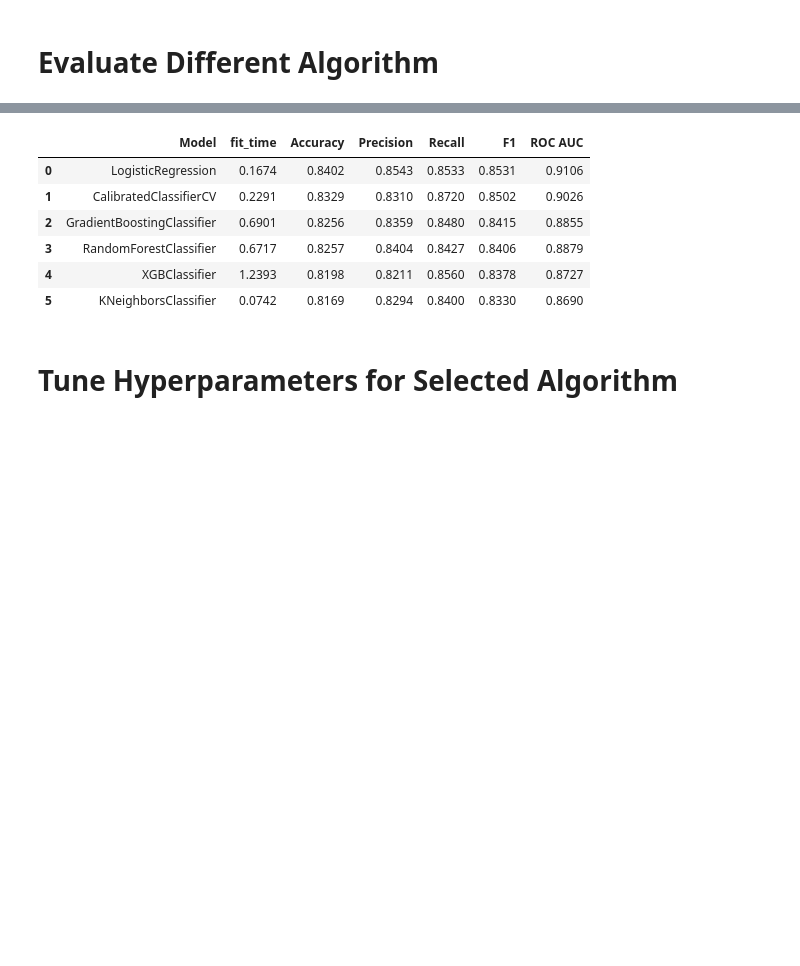
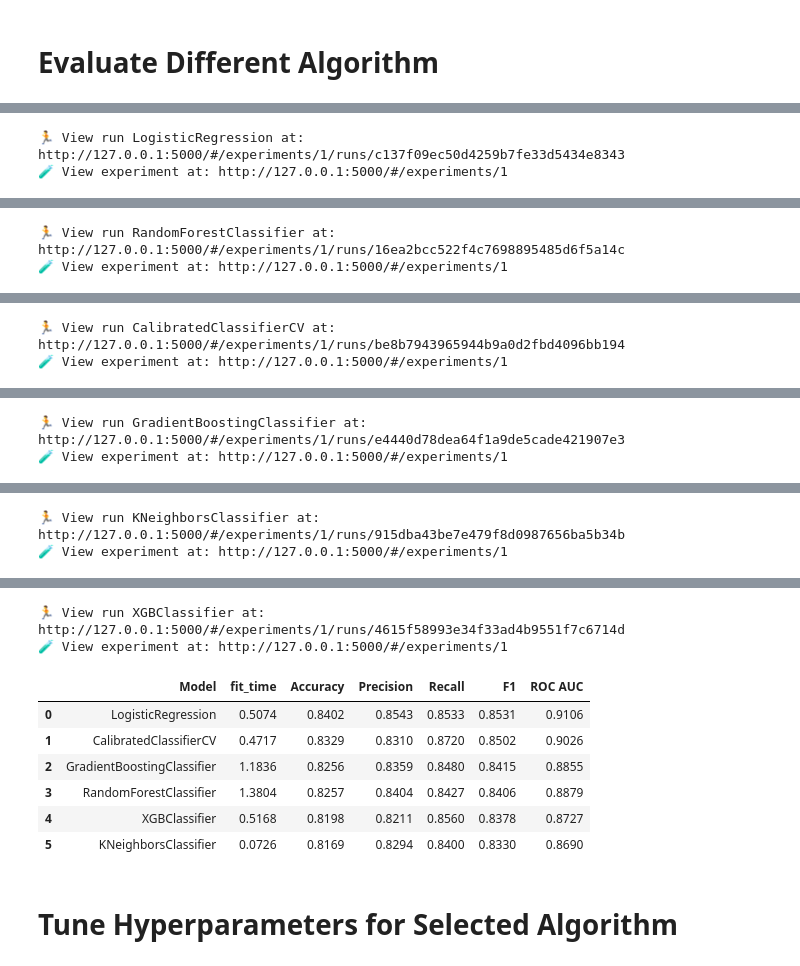
Before and after one commit to muhammadraditya28r/uci-heart-disease-ml, a Jupyter notebook: notebooks/03_data_preprocessing_and_model_training.ipynb, the cells around one changed output, grey strips where cells are left out. Drawn from its saved outputs; the diff is of its cells as text; code cells hidden in the pictures; blank space fills up the shorter version.

Commit message:
Adding mlflow tracking to model comparison src

```diff
--- a/notebooks/03_data_preprocessing_and_model_training.ipynb
+++ b/notebooks/03_data_preprocessing_and_model_training.ipynb
@@ -198,7 +201,19 @@ list_of_models = [
     XGBClassifier(random_state=42),
 ]
 # %%
+start_experiment()
+
+experiment_config = ExperimentConfig()
+
+training_config = t.TrainingConfig(
+    experiment=experiment_config
+)
+
 t.model_comparison_cv(
-    list_of_models, create_training_pipeline, X_train, y_train, t.TrainingConfig()
+    list_of_models,
+    create_training_pipeline,
+    X_train,
+    y_train,
+    training_config,
 )
 # %% [output]
@@ -204,0 +223,2 @@ t.model_comparison_cv(
+🏃 View run LogisticRegression at: http://127.0.0.1:5000/#/experiments/1/runs/c137f09ec50d4259b7fe33d5434e8343
+🧪 View experiment at: http://127.0.0.1:5000/#/experiments/1
@@ -204,0 +227,2 @@ t.model_comparison_cv(
+🏃 View run RandomForestClassifier at: http://127.0.0.1:5000/#/experiments/1/runs/16ea2bcc522f4c7698895485d6f5a14c
+🧪 View experiment at: http://127.0.0.1:5000/#/experiments/1
@@ -204,0 +231,2 @@ t.model_comparison_cv(
+🏃 View run CalibratedClassifierCV at: http://127.0.0.1:5000/#/experiments/1/runs/be8b7943965944b9a0d2fbd4096bb194
+🧪 View experiment at: http://127.0.0.1:5000/#/experiments/1
@@ -204,0 +235,2 @@ t.model_comparison_cv(
+🏃 View run GradientBoostingClassifier at: http://127.0.0.1:5000/#/experiments/1/runs/e4440d78dea64f1a9de5cade421907e3
+🧪 View experiment at: http://127.0.0.1:5000/#/experiments/1
@@ -204,0 +239,2 @@ t.model_comparison_cv(
+🏃 View run KNeighborsClassifier at: http://127.0.0.1:5000/#/experiments/1/runs/915dba43be7e479f8d0987656ba5b34b
+🧪 View experiment at: http://127.0.0.1:5000/#/experiments/1
@@ -205,10 +242,12 @@ t.model_comparison_cv(
+🏃 View run XGBClassifier at: http://127.0.0.1:5000/#/experiments/1/runs/4615f58993e34f33ad4b9551f7c6714d
+🧪 View experiment at: http://127.0.0.1:5000/#/experiments/1
 |  | Model | fit_time | Accuracy | Precision | Recall | F1 | ROC AUC |
-| 0 | LogisticRegression | 0.1674 | 0.8402 | 0.8543 | 0.8533 | 0.8531 | 0.9106 |
-| 1 | CalibratedClassifierCV | 0.2291 | 0.8329 | 0.8310 | 0.8720 | 0.8502 | 0.9026 |
-| 2 | GradientBoostingClassifier | 0.6901 | 0.8256 | 0.8359 | 0.8480 | 0.8415 | 0.8855 |
-| 3 | RandomForestClassifier | 0.6717 | 0.8257 | 0.8404 | 0.8427 | 0.8406 | 0.8879 |
-| 4 | XGBClassifier | 1.2393 | 0.8198 | 0.8211 | 0.8560 | 0.8378 | 0.8727 |
-| 5 | KNeighborsClassifier | 0.0742 | 0.8169 | 0.8294 | 0.8400 | 0.8330 | 0.8690 |
+| 0 | LogisticRegression | 0.5074 | 0.8402 | 0.8543 | 0.8533 | 0.8531 | 0.9106 |
+| 1 | CalibratedClassifierCV | 0.4717 | 0.8329 | 0.8310 | 0.8720 | 0.8502 | 0.9026 |
+| 2 | GradientBoostingClassifier | 1.1836 | 0.8256 | 0.8359 | 0.8480 | 0.8415 | 0.8855 |
+| 3 | RandomForestClassifier | 1.3804 | 0.8257 | 0.8404 | 0.8427 | 0.8406 | 0.8879 |
+| 4 | XGBClassifier | 0.5168 | 0.8198 | 0.8211 | 0.8560 | 0.8378 | 0.8727 |
+| 5 | KNeighborsClassifier | 0.0726 | 0.8169 | 0.8294 | 0.8400 | 0.8330 | 0.8690 |
 # %% [markdown]
 # Tune Hyperparameters for Selected Algorithm
 # %%
```
Also changed, not shown: parts of 11 cells of this notebook, 1 other file.
